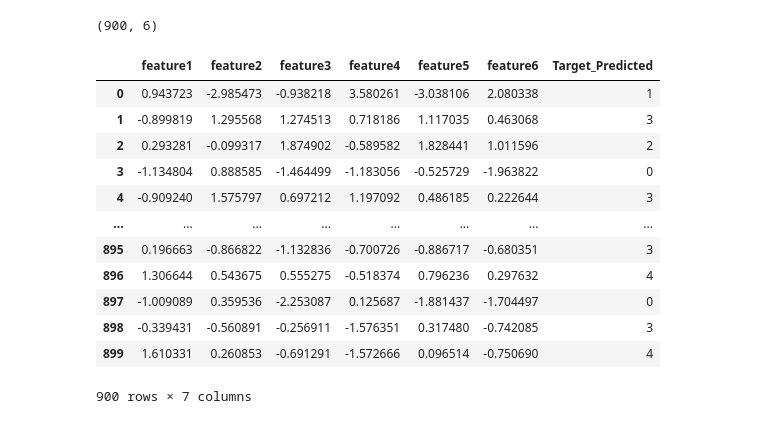
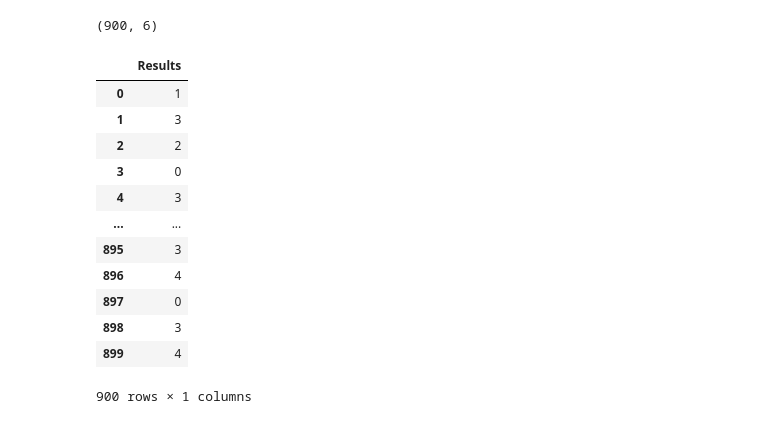
Before and after one commit to Kmurgana/Random-Forest-Nuwe-Easy, a Jupyter notebook: Random Forest.ipynb, the cells around one changed output. Cells and saved outputs as stored; diff of their text form; code cells hidden in the pictures.

```diff
--- a/Random Forest.ipynb
+++ b/Random Forest.ipynb
@@ -236,16 +233,0 @@ df_test["Target_Predicted"] = forest.predict(df_test)
-# %%
-df_test
-# %% [output]
-|  | feature1 | feature2 | feature3 | feature4 | feature5 | feature6 | Target_Predicted |
-| 0 | 0.943723 | -2.985473 | -0.938218 | 3.580261 | -3.038106 | 2.080338 | 1 |
-| 1 | -0.899819 | 1.295568 | 1.274513 | 0.718186 | 1.117035 | 0.463068 | 3 |
-| 2 | 0.293281 | -0.099317 | 1.874902 | -0.589582 | 1.828441 | 1.011596 | 2 |
-| 3 | -1.134804 | 0.888585 | -1.464499 | -1.183056 | -0.525729 | -1.963822 | 0 |
-| 4 | -0.909240 | 1.575797 | 0.697212 | 1.197092 | 0.486185 | 0.222644 | 3 |
-| ... | ... | ... | ... | ... | ... | ... | ... |
-| 895 | 0.196663 | -0.866822 | -1.132836 | -0.700726 | -0.886717 | -0.680351 | 3 |
-| 896 | 1.306644 | 0.543675 | 0.555275 | -0.518374 | 0.796236 | 0.297632 | 4 |
-| 897 | -1.009089 | 0.359536 | -2.253087 | 0.125687 | -1.881437 | -1.704497 | 0 |
-| 898 | -0.339431 | -0.560891 | -0.256911 | -1.576351 | 0.317480 | -0.742085 | 3 |
-| 899 | 1.610331 | 0.260853 | -0.691291 | -1.572666 | 0.096514 | -0.750690 | 4 |
-900 rows × 7 columns
@@ -251,0 +240,18 @@ df_test
+# %%
+results = pd.read_csv("../../Practice/1-Random Forest/results.csv")
+# %%
+results
+# %% [output]
+|  | Results |
+| 0 | 1 |
+| 1 | 3 |
+| 2 | 2 |
+| 3 | 0 |
+| 4 | 3 |
+| ... | ... |
+| 895 | 3 |
+| 896 | 4 |
+| 897 | 0 |
+| 898 | 3 |
+| 899 | 4 |
+900 rows × 1 columns
```
Also changed, not shown: parts of 22 cells of this notebook.
